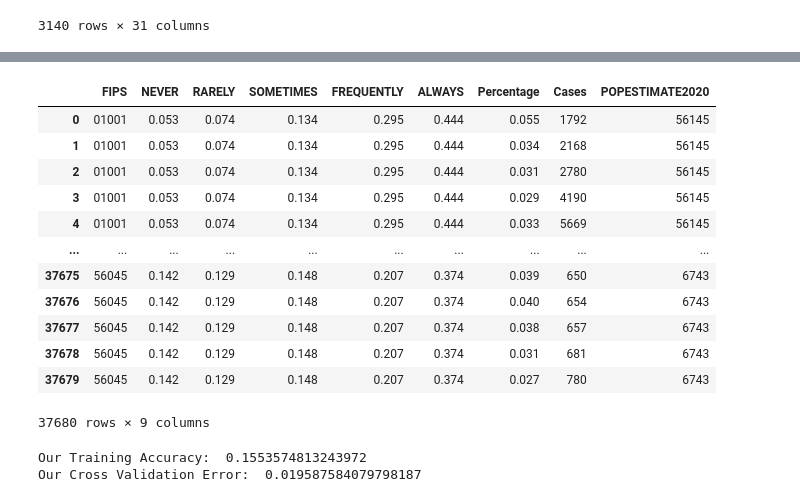
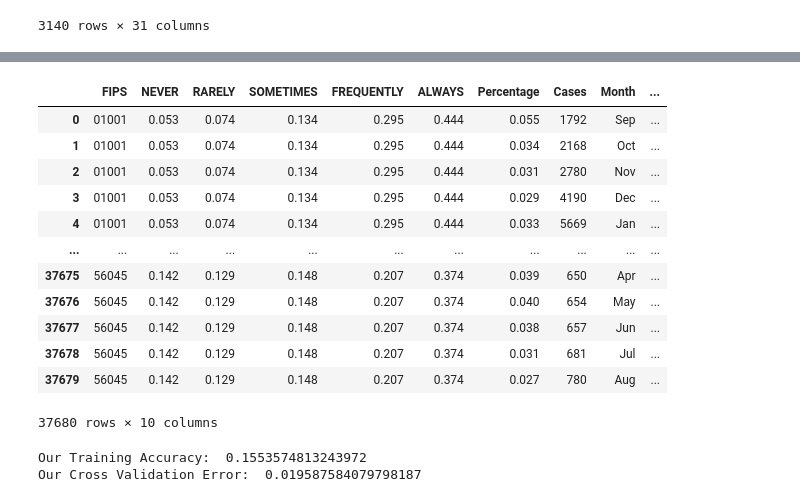
Before and after one commit to Otm639e/Unemployment_rates_covid, a Jupyter notebook: unemployment_rates.ipynb, the cells around one changed output, grey strips where cells are left out. Saved outputs shown, nothing was run; the diff lists cells and outputs as text; code cells hidden in the pictures.

```diff
--- a/unemployment_rates.ipynb
+++ b/unemployment_rates.ipynb
@@ -40,6 +128,11 @@ vaccinations = vaccinations.fillna(0)
 # %% [markdown]
 Generate a valid FIPS code for the counties table.
 # %%
+"""
+State-level FIPS codes have two digits, county-level FIPS codes have five digits of which the
+first two are the FIPS code of the state to which the county belongs.
+"""
+
 str_state_num=counties[['STATE']].astype(str)
 zero_extend_str_state = ['0'+x if len(x)==1 else x for x in str_state_num['STATE']]
 str_county_num=counties[['COUNTY']].astype(str)
@@ -48,4 +141,4 @@ str_state_num['STATE'] = zero_extend_str_state
 str_county_num['COUNTY'] = zero_extend_str_county
 FIPS =  str_state_num['STATE'] + str_county_num['COUNTY']
 counties['FIPS'] = FIPS
-counties['FIPS'] = counties['FIPS'].astype(str)
+counties
@@ -118,21 +241,17 @@ Instead of predicting the number of COVID-19 cases, redoing by predicting the nu
 # %%
 X_p2 = county_data[['NEVER', 'RARELY', 'SOMETIMES', 'FREQUENTLY', 'ALWAYS']]
-y_p2 = county_data['9/12/21']
 
-per_capita_col = y_p2/county_data['POPESTIMATE2020']
-X_p2['sept 12 cases per capita'] = per_capita_col
+per_capita_col = county_data['9/12/21']/county_data['POPESTIMATE2020']
+county_data['sept 12 cases per capita'] = per_capita_col
+y_p2 = county_data['sept 12 cases per capita']
 
-X_p2_train, X_p2_test = train_test_split(X_p2, test_size=0.33, random_state = 42)
-y_p2_train, y_p2_test = X_p2_train['sept 12 cases per capita'], X_p2_test['sept 12 cases per capita']
-
-# Make sure to take out the 'sept 12 cases per capita' column
-X_p2_train, X_p2_test = X_p2_train.iloc[:, :4], X_p2_test.iloc[:, :4]
+X_p2_train, X_p2_test, y_p2_train, y_p2_test = train_test_split(X_p2, y_p2, test_size=0.33, random_state = 42)
 
 model2 = LinearRegression()
 model2.fit(X_p2_train, y_p2_train)
 
-train_rmse_cpc = np.sqrt(np.mean((y_p2_train - model2.predict(X_p2_train))**2))
-test_rmse_cpc = np.sqrt(np.mean((y_p2_test - model2.predict(X_p2_test))**2))
+train_rmse_cpc = RMSE(y_p2_train, model2.predict(X_p2_train))
+test_rmse_cpc = RMSE(y_p2_test, model2.predict(X_p2_test))
 
 train_rmse_cpc, test_rmse_cpc
 # %% [output]
@@ -187,7 +332,7 @@ def compute_CV_error(model, X_train, Y_train):
 unemployment_data = unemployment_rate.iloc[:45066,:]
 unemployment_data['(%)'] = unemployment_data['(%)'].astype(float)/100
 unemployment_rates_data = pd.pivot(data=unemployment_data, index='FIPS', columns='Period', values='(%)')
-unemployment_rates_data = unemployment_rates_data[['Sep-20', 'Oct-20', 'Nov-20', 'Dec-20', 'Jan-21', 'Feb-21', 'Mar-21', 'Apr-21', 'May-21', 'Jun-21', 'Jul-21', 'Aug-21', 'Sep-21']]
+unemployment_rates_data = unemployment_rates_data[['Sep-20', 'Oct-20', 'Nov-20', 'Dec-20', 'Jan-21', 'Feb-21', 'Mar-21', 'Apr-21', 'May-21', 'Jun-21', 'Jul-21', 'Aug-21']]
 unemployment_rates_data = unemployment_rates_data.reset_index()
 
 model_data = unemployment_rates_data.merge(county_data, on = 'FIPS')
@@ -213,53 +375,57 @@ model_data
 # %%
 trial = model_data[['Sep-20', 'Oct-20', 'Nov-20', 'Dec-20', 'Jan-21', 'Feb-21', 'Mar-21', 'Apr-21', 'May-21', 'Jun-21', 'Jul-21', 'Aug-21']].T
 trial2 = model_data[['9/30/20', '10/31/20', '11/30/20', '12/31/20', '1/31/21', '2/28/21', '3/31/21', '4/30/21', '5/31/21', '6/30/21', '7/31/21', '8/31/21']].T
+#By taking the transpose we make it so that the rows are the dates(months), and the columns belong to a county's data
 
 percentages6a = []
 for col in trial.columns:
     percentages6a+=list(trial[col])
 
 cases6a = []
 for col in trial2.columns:
     cases6a+=list(trial2[col])
 
 FIPS6a = []
 NEVER6a = []
 RARELY6a = []
 SOMETIMES6a = []
 FREQUENTLY6a = []
 ALWAYS6a = []
 POPESTIMATE20206a = []
+dates = []
 for i in range(len(model_data['FIPS'])):
-
+    dates.extend(['Sep', 'Oct', 'Nov', 'Dec', 'Jan', 'Feb', 'Mar', 'Apr', 'May', 'Jun', 'Jul', 'Aug'])
     for j in range(12):
         FIPS6a.append(model_data['FIPS'][i])
         NEVER6a.append(model_data['NEVER'][i])
         RARELY6a.append(model_data['RARELY'][i])
         SOMETIMES6a.append(model_data['SOMETIMES'][i])
         FREQUENTLY6a.append(model_data['FREQUENTLY'][i])
         ALWAYS6a.append(model_data['ALWAYS'][i])
         POPESTIMATE20206a.append(model_data['POPESTIMATE2020'][i])
 
-labor = pd.DataFrame({'FIPS': FIPS6a, 'NEVER':NEVER6a, 'RARELY':RARELY6a, 'SOMETIMES':SOMETIMES6a, 'FREQUENTLY':FREQUENTLY6a, 'ALWAYS':ALWAYS6a, 'Percentage':percentages6a, 'Cases':cases6a, 'POPESTIMATE2020':POPESTIMATE20206a})
+labor = pd.DataFrame({'FIPS': FIPS6a, 'NEVER':NEVER6a, 'RARELY':RARELY6a, 'SOMETIMES':SOMETIMES6a, 'FREQUENTLY':FREQUENTLY6a, 'ALWAYS':ALWAYS6a, 'Percentage':percentages6a, 'Cases':cases6a, 'Month': dates, 'POPESTIMATE2020':POPESTIMATE20206a})
 labor
 
 
-# In order to create the model I needed to combine the values (unemployment rates)for each month into one row
+
+# In order to create the model, I needed to combine the values (unemployment rates) in each country for each month into one row
+# So county 1's 12 months go first then county 2's 12 months data goes after and so on.
 # AS well as the number of cases for each month. Finally I just repeated FIPS, NEVER, RARELY, SOMETIMES, FREQUENTLY, ALWAYS, and POPESTIMATE2020 12 times for each value since there are 12 months we are using.
 # %% [output]
-|  | FIPS | NEVER | RARELY | SOMETIMES | FREQUENTLY | ALWAYS | Percentage | Cases | POPESTIMATE2020 |
-| 0 | 01001 | 0.053 | 0.074 | 0.134 | 0.295 | 0.444 | 0.055 | 1792 | 56145 |
-| 1 | 01001 | 0.053 | 0.074 | 0.134 | 0.295 | 0.444 | 0.034 | 2168 | 56145 |
-| 2 | 01001 | 0.053 | 0.074 | 0.134 | 0.295 | 0.444 | 0.031 | 2780 | 56145 |
-| 3 | 01001 | 0.053 | 0.074 | 0.134 | 0.295 | 0.444 | 0.029 | 4190 | 56145 |
-| 4 | 01001 | 0.053 | 0.074 | 0.134 | 0.295 | 0.444 | 0.033 | 5669 | 56145 |
-| ... | ... | ... | ... | ... | ... | ... | ... | ... | ... |
-| 37675 | 56045 | 0.142 | 0.129 | 0.148 | 0.207 | 0.374 | 0.039 | 650 | 6743 |
-| 37676 | 56045 | 0.142 | 0.129 | 0.148 | 0.207 | 0.374 | 0.040 | 654 | 6743 |
-| 37677 | 56045 | 0.142 | 0.129 | 0.148 | 0.207 | 0.374 | 0.038 | 657 | 6743 |
-| 37678 | 56045 | 0.142 | 0.129 | 0.148 | 0.207 | 0.374 | 0.031 | 681 | 6743 |
-| 37679 | 56045 | 0.142 | 0.129 | 0.148 | 0.207 | 0.374 | 0.027 | 780 | 6743 |
+|  | FIPS | NEVER | RARELY | SOMETIMES | FREQUENTLY | ALWAYS | Percentage | Cases | Month | ... |
+| 0 | 01001 | 0.053 | 0.074 | 0.134 | 0.295 | 0.444 | 0.055 | 1792 | Sep | ... |
+| 1 | 01001 | 0.053 | 0.074 | 0.134 | 0.295 | 0.444 | 0.034 | 2168 | Oct | ... |
+| 2 | 01001 | 0.053 | 0.074 | 0.134 | 0.295 | 0.444 | 0.031 | 2780 | Nov | ... |
+| 3 | 01001 | 0.053 | 0.074 | 0.134 | 0.295 | 0.444 | 0.029 | 4190 | Dec | ... |
+| 4 | 01001 | 0.053 | 0.074 | 0.134 | 0.295 | 0.444 | 0.033 | 5669 | Jan | ... |
+| ... | ... | ... | ... | ... | ... | ... | ... | ... | ... | ... |
+| 37675 | 56045 | 0.142 | 0.129 | 0.148 | 0.207 | 0.374 | 0.039 | 650 | Apr | ... |
+| 37676 | 56045 | 0.142 | 0.129 | 0.148 | 0.207 | 0.374 | 0.040 | 654 | May | ... |
+| 37677 | 56045 | 0.142 | 0.129 | 0.148 | 0.207 | 0.374 | 0.038 | 657 | Jun | ... |
+| 37678 | 56045 | 0.142 | 0.129 | 0.148 | 0.207 | 0.374 | 0.031 | 681 | Jul | ... |
+| 37679 | 56045 | 0.142 | 0.129 | 0.148 | 0.207 | 0.374 | 0.027 | 780 | Aug | ... |
-37680 rows × 9 columns
+37680 rows × 10 columns
 # %%
 X=labor[['NEVER', 'RARELY', 'SOMETIMES', 'FREQUENTLY', 'ALWAYS', 'Cases']]
 X['Cases'] = X['Cases']/labor['POPESTIMATE2020']
```
Also changed, not shown: parts of 38 cells of this notebook.
